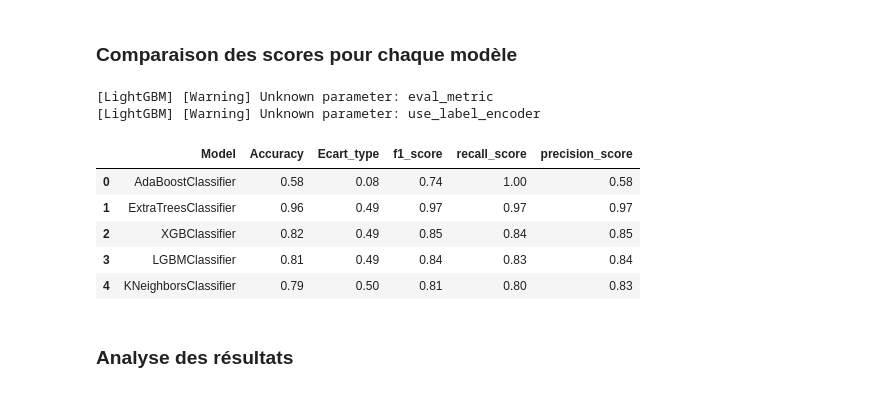
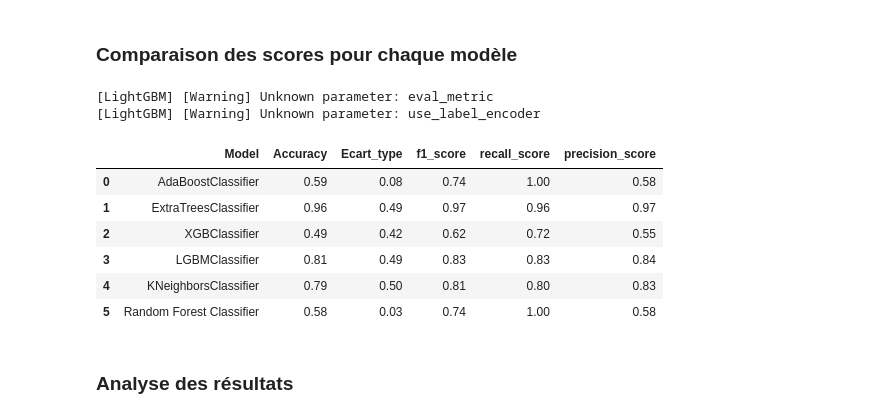
Before and after one commit to Nujadn/accident_route, a Jupyter notebook: Mohand_Sarah_Thierry_modelisation_.ipynb, the cells around one changed output. Drawn from its saved outputs; the diff is of its cells as text; code cells hidden in the pictures.

Commit message:
modelisation : w pr pred par année 40%

```diff
--- a/Mohand_Sarah_Thierry_modelisation_.ipynb
+++ b/Mohand_Sarah_Thierry_modelisation_.ipynb
@@ -427,47 +429,50 @@ Ecart type moyen :  0.0007807122346134036
 ### Comparaison des scores pour chaque modèle
 # %%
 ada_model = joblib.load('models_saved/best_estimator_ada_model.joblib')
-et_model = joblib.load('models_saved/extra_tree_classifier_model.joblib')
+et_model = joblib.load('Brouillons/extra_tree_classifier_model.joblib')
 xgbc_model = joblib.load('models_saved/GBClassifier_model.joblib')
 lgbm_model = joblib.load('models_saved/LGBMClassifier_model.joblib')
 knn_model = joblib.load('models_saved/KNeighborsClassifier_model.joblib')
+rf_model = joblib.load('Brouillons/rf_model.joblib')
 
 models = {
     'AdaBoostClassifier': ada_model,
     'ExtraTreesClassifier': et_model,
     'XGBClassifier': xgbc_model,
     'LGBMClassifier' : lgbm_model,
-   'KNeighborsClassifier' : knn_model
+   'KNeighborsClassifier' : knn_model,
+   'Random Forest Classifier' : rf_model
    }
 
 # Liste pour stocker les résultats
 results = []
 
 for name, model in models.items():
     results_pred = model.predict(X_test)
 
     results.append({
         'Model': name,
         'Accuracy': accuracy_score(y_test, results_pred),
         'Ecart_type': np.std(results_pred),
         'f1_score': f1_score(y_test, results_pred),
         'recall_score' : recall_score(y_test, results_pred),
         'precision_score' : precision_score(y_test, results_pred)
             })
 
 results_df = pd.DataFrame(results)
 
 # Afficher le résultat
 results_df
 # %% [output]
 [LightGBM] [Warning] Unknown parameter: eval_metric
 [LightGBM] [Warning] Unknown parameter: use_label_encoder
 |  | Model | Accuracy | Ecart_type | f1_score | recall_score | precision_score |
-| 0 | AdaBoostClassifier | 0.58 | 0.08 | 0.74 | 1.00 | 0.58 |
-| 1 | ExtraTreesClassifier | 0.96 | 0.49 | 0.97 | 0.97 | 0.97 |
-| 2 | XGBClassifier | 0.82 | 0.49 | 0.85 | 0.84 | 0.85 |
-| 3 | LGBMClassifier | 0.81 | 0.49 | 0.84 | 0.83 | 0.84 |
+| 0 | AdaBoostClassifier | 0.59 | 0.08 | 0.74 | 1.00 | 0.58 |
+| 1 | ExtraTreesClassifier | 0.96 | 0.49 | 0.97 | 0.96 | 0.97 |
+| 2 | XGBClassifier | 0.49 | 0.42 | 0.62 | 0.72 | 0.55 |
+| 3 | LGBMClassifier | 0.81 | 0.49 | 0.83 | 0.83 | 0.84 |
 | 4 | KNeighborsClassifier | 0.79 | 0.50 | 0.81 | 0.80 | 0.83 |
+| 5 | Random Forest Classifier | 0.58 | 0.03 | 0.74 | 1.00 | 0.58 |
 # %% [markdown]
 ### Analyse des résultats
 # %%
```
Also changed, not shown: parts of 8 cells of this notebook, 2 other files.
